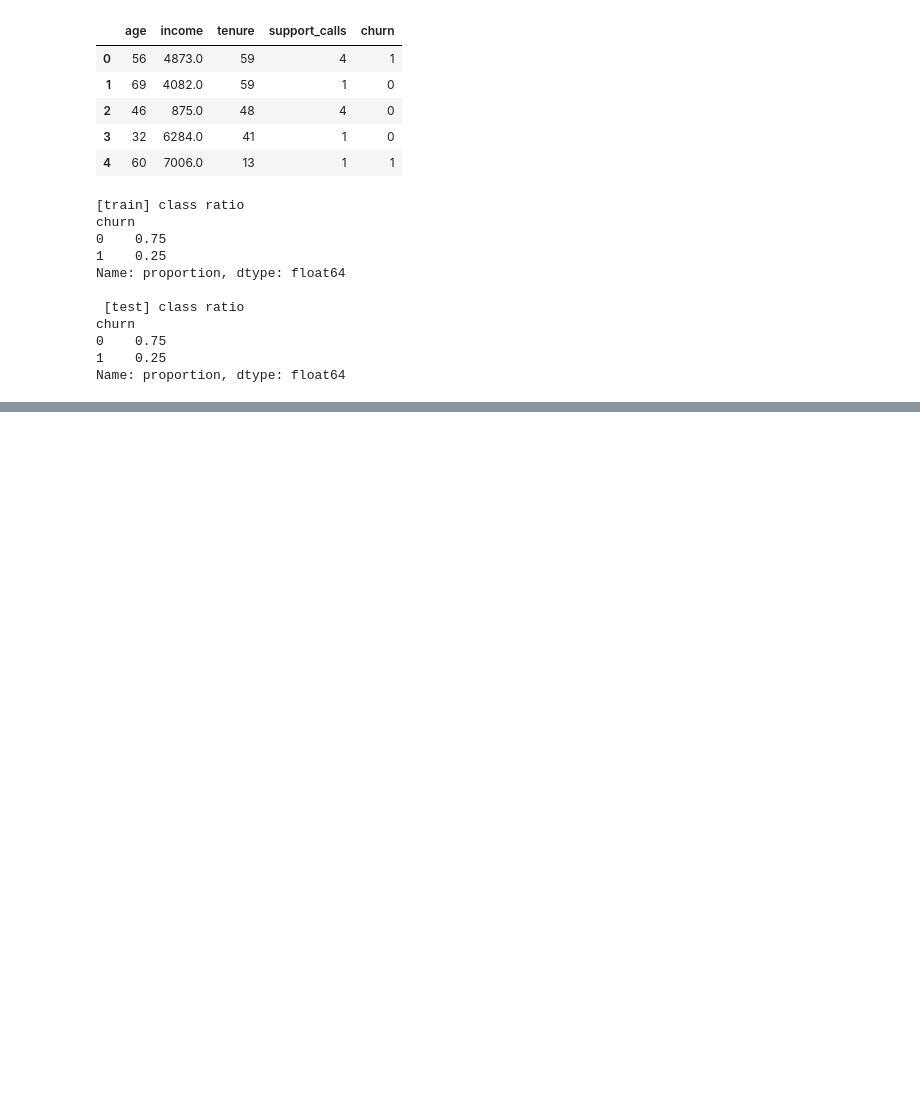
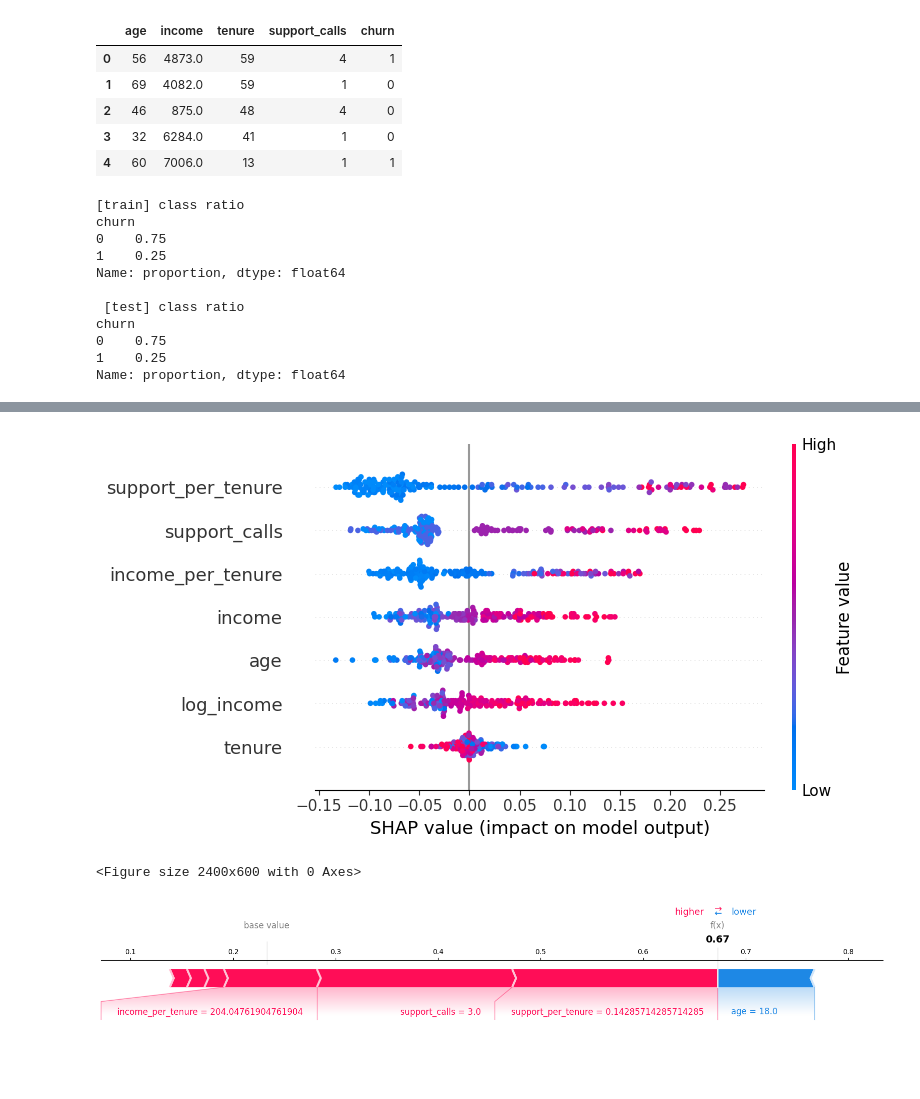
Before and after one commit to hyscodebase/Big-data-application-practice1, a Jupyter notebook: Week10/Week10[Alex].ipynb, the cells around one changed output, grey strips where cells are left out. Saved outputs shown, nothing was run; the diff lists cells and outputs as text; code cells hidden in the pictures; blank space fills up the shorter version.

```diff
--- a/Week10/Week10[Alex].ipynb
+++ b/Week10/Week10[Alex].ipynb
@@ -232,0 +468,39 @@ Name: proportion, dtype: float64
+# %%
+try:
+    import shap # SHAP 라이브러리 import
+    shap.initjs() # 인터랙티브 시각화(HTML/JS 기반) 초기화
+
+    # x_train을 data 인수로 전달하여 explainer가 특성 공간을 정확히 이해하도록 합니다.
+    explainer = shap.TreeExplainer(rf, data=x_train)
+    shap_values = explainer.shap_values(x_test)
+
+    # SHAP 값의 형태에 따라 인덱싱 방식을 조정합니다.
+    # shap_values가 리스트 형태인 경우 shap_values[1], 3차원 배열인 경우 shap_values[:, :, 1]
+    if isinstance(shap_values, list):
+        shap_values_for_class_1 = shap_values[1]
+        expected_value_for_class_1 = explainer.expected_value[1]
+    else:
+        # 3D 배열인 경우, 마지막 차원이 클래스를 나타낸다고 가정합니다.
+        shap_values_for_class_1 = shap_values[:, :, 1]
+        expected_value_for_class_1 = explainer.expected_value[1] # expected_value는 보통 리스트로 반환됨
+
+    # 전역 해석: summary plot
+    shap.summary_plot(shap_values_for_class_1, x_test)
+
+    # 국소 해석: 특정 샘플 i
+    i = 0
+    plt.figure(figsize=(24, 6))  # 그림 크기 확대(겹침 방지)
+    # 노트북 환경에 따라 force_plot 출력이 다를 수 있습니다.
+    shap.force_plot(
+        expected_value_for_class_1,
+        shap_values_for_class_1[i],
+        x_test.iloc[i],
+        matplotlib=True,
+        show=True,
+        contribution_threshold=0.07
+    )
+
+except Exception as e:     # SHAP 실행 실패 시
+    print('SHAP 실행 실패(환경/설치 이슈 가능):', e)
+    print('필요 시: pip install shap')
+# %% [output]
@@ -232,0 +508,3 @@ Name: proportion, dtype: float64
+[figure, added]
+<Figure size 2400x600 with 0 Axes>
+[figure, added]
```
Also changed, not shown: parts of 16 cells of this notebook.
